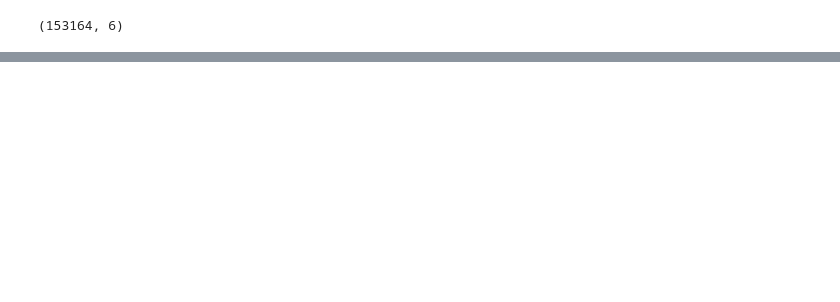
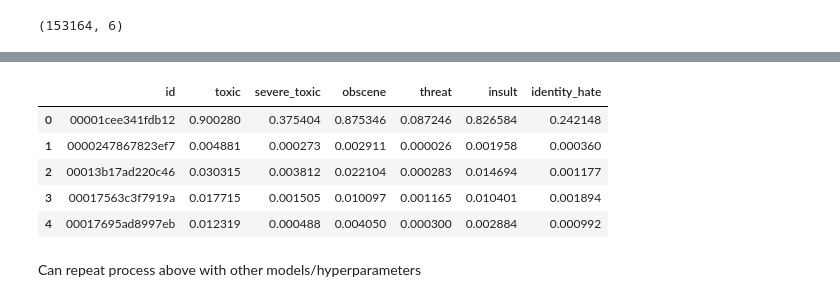
Before and after one commit to ohmeow/kaggle-comps-old, a Jupyter notebook: jigsaw-toxic-comment/toxic-comment-torchtext-pooled-gru-fasttext-fastai.ipynb, the cells around one changed output, grey strips where cells are left out. Cells and saved outputs as stored; diff of their text form; code cells hidden in the pictures; blank space fills up the shorter version.

```diff
--- a/jigsaw-toxic-comment/toxic-comment-torchtext-pooled-gru-fasttext-fastai.ipynb
+++ b/jigsaw-toxic-comment/toxic-comment-torchtext-pooled-gru-fasttext-fastai.ipynb
@@ -339,0 +795,10 @@ subm_df.drop("comment_text", axis=1).to_csv(f'{PATH}/submissions/subm2.csv', ind
+# %%
+cv_dfs = []
+for i in range(n_folds):
+    df = pd.read_csv(f'{PATH}/submissions/subm_20180315_cv_{i}.csv')
+    cv_dfs.append(df)
+
+final_cv_df = pd.concat([ df for df in cv_dfs ])
+
+display(len(final_cv_df))
+display(final_cv_df.head(2))
@@ -339,0 +810,10 @@ subm_df.drop("comment_text", axis=1).to_csv(f'{PATH}/submissions/subm2.csv', ind
+# %%
+final_cv_df = final_cv_df.groupby(['id']).mean().reset_index()
+final_cv_df.head()
+# %% [output]
+|  | id | toxic | severe_toxic | obscene | threat | insult | identity_hate |
+| 0 | 00001cee341fdb12 | 0.900280 | 0.375404 | 0.875346 | 0.087246 | 0.826584 | 0.242148 |
+| 1 | 0000247867823ef7 | 0.004881 | 0.000273 | 0.002911 | 0.000026 | 0.001958 | 0.000360 |
+| 2 | 00013b17ad220c46 | 0.030315 | 0.003812 | 0.022104 | 0.000283 | 0.014694 | 0.001177 |
+| 3 | 00017563c3f7919a | 0.017715 | 0.001505 | 0.010097 | 0.001165 | 0.010401 | 0.001894 |
+| 4 | 00017695ad8997eb | 0.012319 | 0.000488 | 0.004050 | 0.000300 | 0.002884 | 0.000992 |
@@ -339,0 +822,2 @@ subm_df.drop("comment_text", axis=1).to_csv(f'{PATH}/submissions/subm2.csv', ind
+# %% [markdown]
+Can repeat process above with other models/hyperparameters
```
Also changed, not shown: parts of 70 cells of this notebook, 1 other file.
